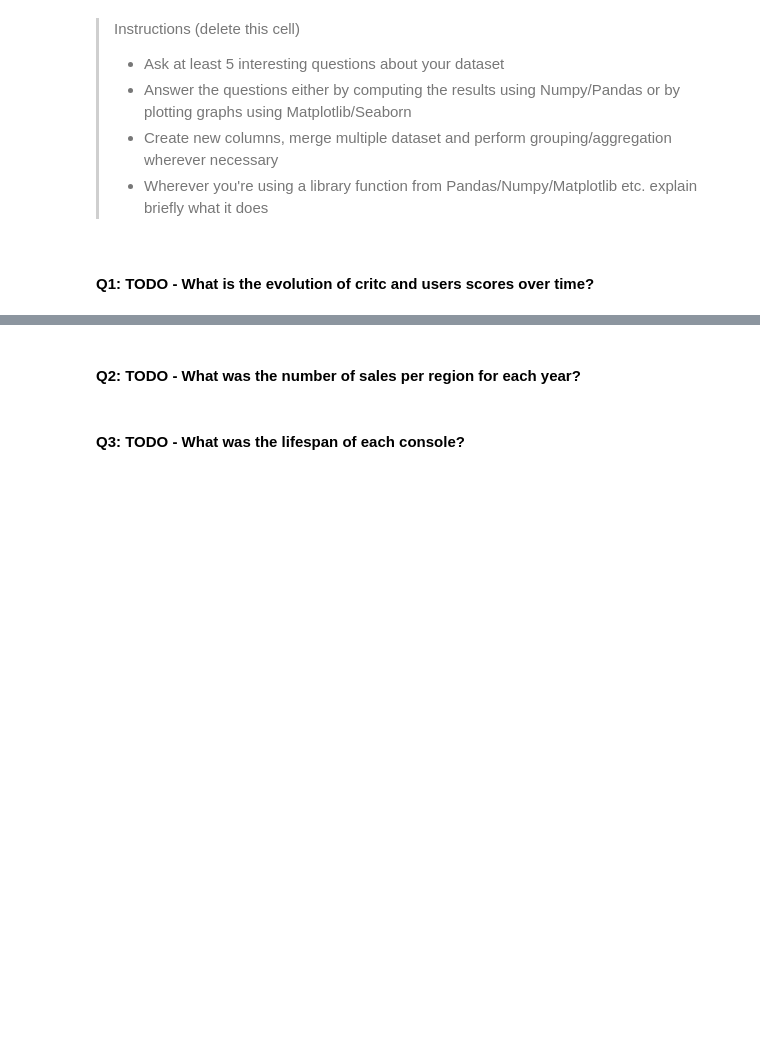
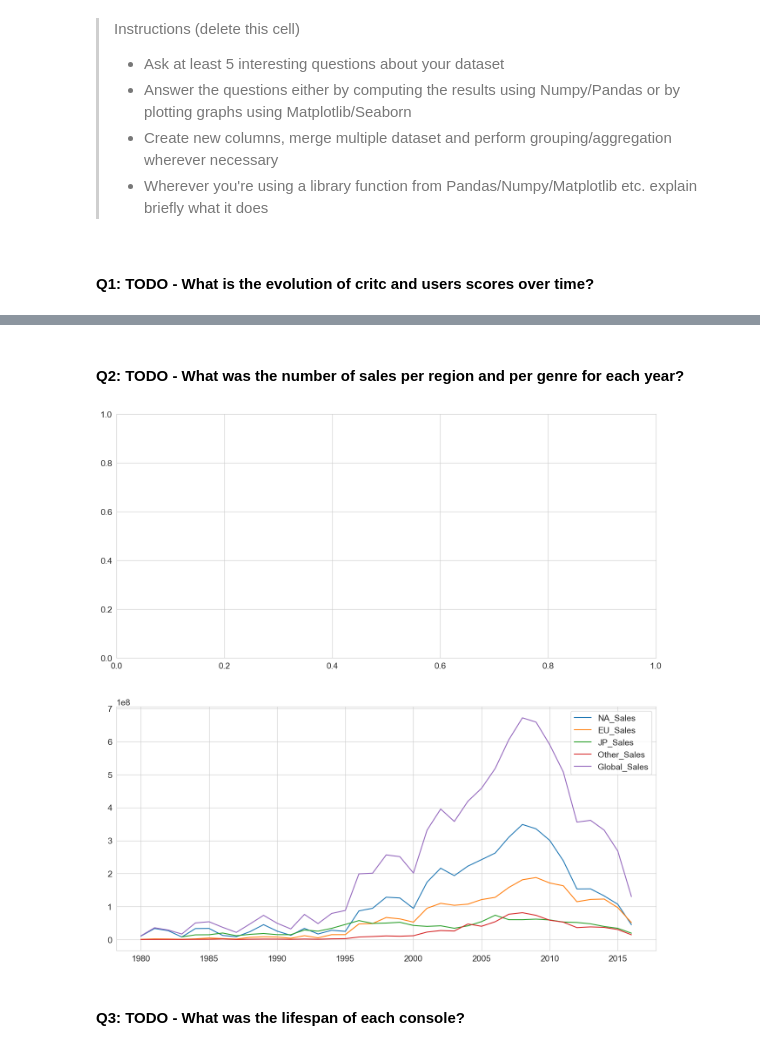
Before and after one commit to MatiasCarbone/video-game-sales-exploratory-analysis, a Jupyter notebook: video-game-sales-exploratory-analysis.ipynb, the cells around one changed output, grey strips where cells are left out. Cells and saved outputs as stored; diff of their text form; code cells hidden in the pictures; blank space fills up the shorter version.

Commit message:
plotted yearly sales per region

```diff
--- a/video-game-sales-exploratory-analysis.ipynb
+++ b/video-game-sales-exploratory-analysis.ipynb
@@ -339,5 +360,17 @@ TODO - write some explanation here.
 # %% [markdown]
-#### Q2: TODO - What was the number of sales per region for each year?
+#### Q2: TODO - What was the number of sales per region and per genre for each year?
+# %%
+region_year = game_df.groupby('Year_of_Release').sum().iloc[:-2, :5].replace(0, np.nan)
+
+
+
+
+fig, axes= plt.subplots(figsize=(16,8))
+plt.plot(region_year)
+plt.legend(region_year.columns)
+plt.show()
+# %% [output]
+[figure, added]
 # %% [markdown]
 #### Q3: TODO - What was the lifespan of each console?
 # %% [markdown]
```
Also changed, not shown: parts of 2 cells of this notebook.
